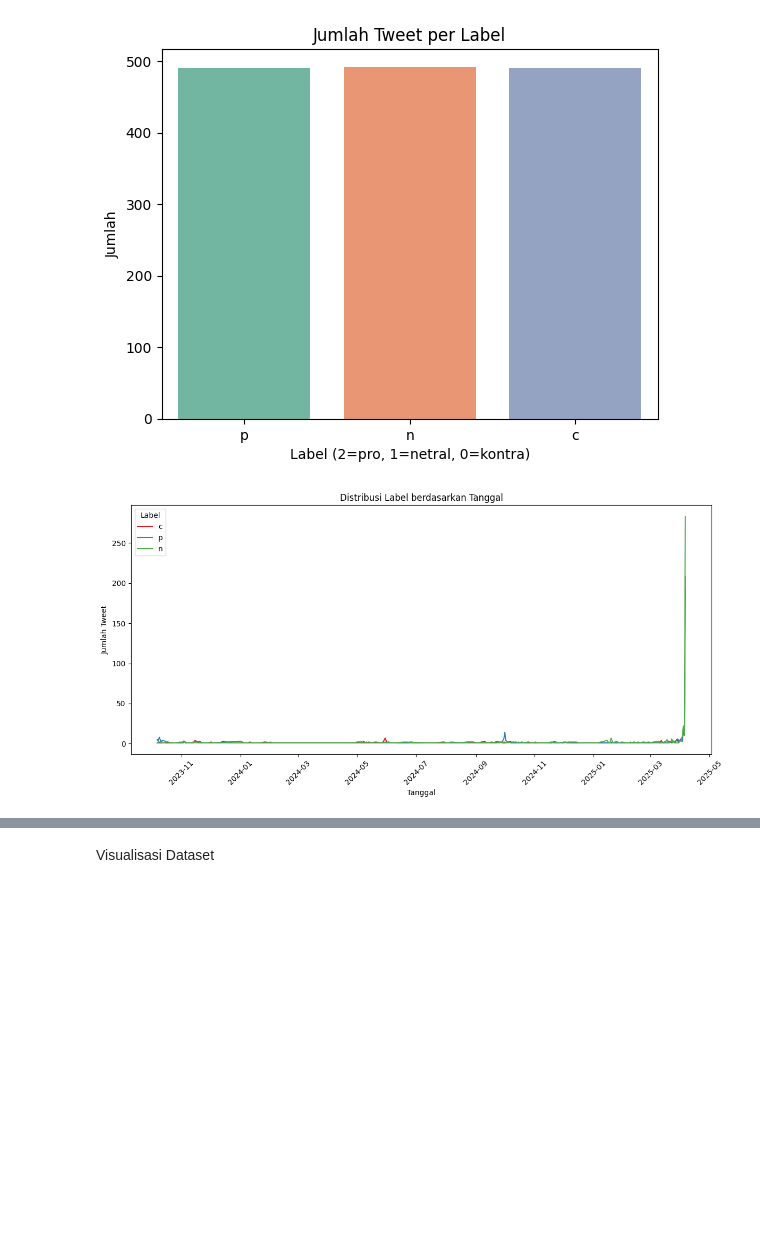
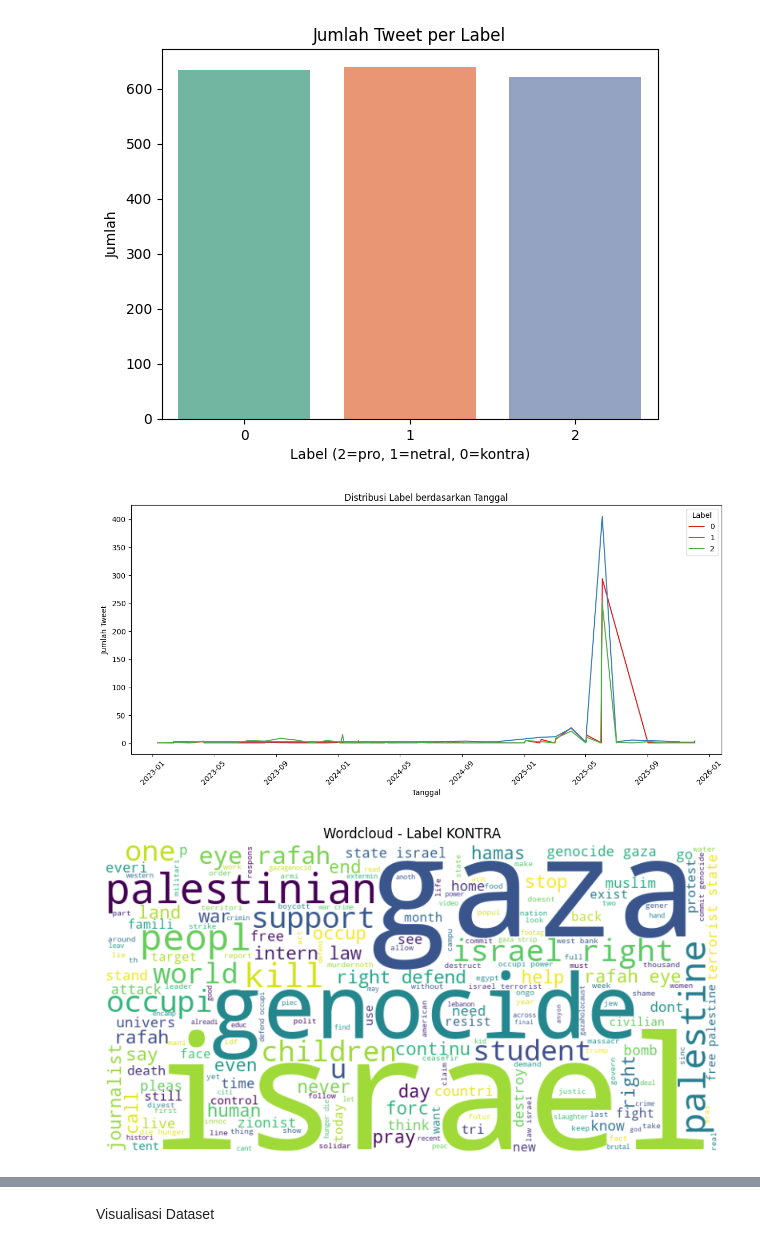
Before and after one commit to waftsa/skripsi, a Jupyter notebook: Program/TRAINING/visualisasiSentimen.ipynb, the cells around one changed output, grey strips where cells are left out. Saved outputs shown, nothing was run; the diff lists cells and outputs as text; code cells hidden in the pictures; blank space fills up the shorter version.

```diff
--- a/Program/TRAINING/visualisasiSentimen.ipynb
+++ b/Program/TRAINING/visualisasiSentimen.ipynb
@@ -10,12 +10,12 @@ from collections import Counter
 %matplotlib inline
 
 # 2. Load Data
-file_path = "../DATA/DATA PRE_PROCESS/labeling_data_final.csv"
+file_path = "../DATA/TRAINING DATASET/FIXED/fixed_final_dataset.csv"
 encodings_to_try = ['utf-8', 'utf-8-sig', 'latin1', 'ISO-8859-1', 'cp1252']
 
 for enc in encodings_to_try:
     try:
-        df = pd.read_csv(file_path, delimiter=';', encoding=enc)
+        df = pd.read_csv(file_path, delimiter=',', encoding=enc)
         print(f"✅ File berhasil dibaca dengan encoding: {enc}")
         break
     except UnicodeDecodeError:
@@ -25,7 +25,6 @@ else:
 
 print(df.head())
 
-# Pastikan kolom 'created_at' sudah dalam format tanggal
 df['created_at'] = pd.to_datetime(df['created_at'], errors='coerce')
 
 # 3. Hitung jumlah label
@@ -59,7 +58,7 @@ labels = [0, 1, 2]
 label_map = {0: 'KONTRA', 1: 'NETRAL', 2: 'PRO'}
 
 for l in labels:
-    text = ' '.join(df[df['label'] == l]['full_text_en'].dropna().astype(str))
+    text = ' '.join(df[df['label'] == l]['full_text_processed'].dropna().astype(str))
     wc = WordCloud(width=800, height=400, background_color='white').generate(text)
     plt.figure(figsize=(10,5))
     plt.imshow(wc, interpolation='bilinear')
@@ -74,7 +73,7 @@ def get_top_words(texts, n=10):
 
 for l in labels:
     print(f"\n🔹 Kata terbanyak di label '{label_map[l]}':")
-    top_words = get_top_words(df[df['label'] == l]['full_text_en'])
+    top_words = get_top_words(df[df['label'] == l]['full_text_processed'])
     for word, freq in top_words:
         print(f"{word:<15} {freq}")
 # %% [output]
@@ -93,6 +92,7 @@ c    490
 Name: count, dtype: int64
 Passing `palette` without assigning `hue` is deprecated and will be removed in v0.14.0. Assign the `x` variable to `hue` and set `legend=False` for the same effect.
 
   sns.countplot(data=df, x='label', palette='Set2')
-[figure, old version]
+[figure, new version]
-[figure, old version]
+[figure, new version]
+[figure, added]
```
Also changed, not shown: parts of 1 cell of this notebook, 25 other files.
